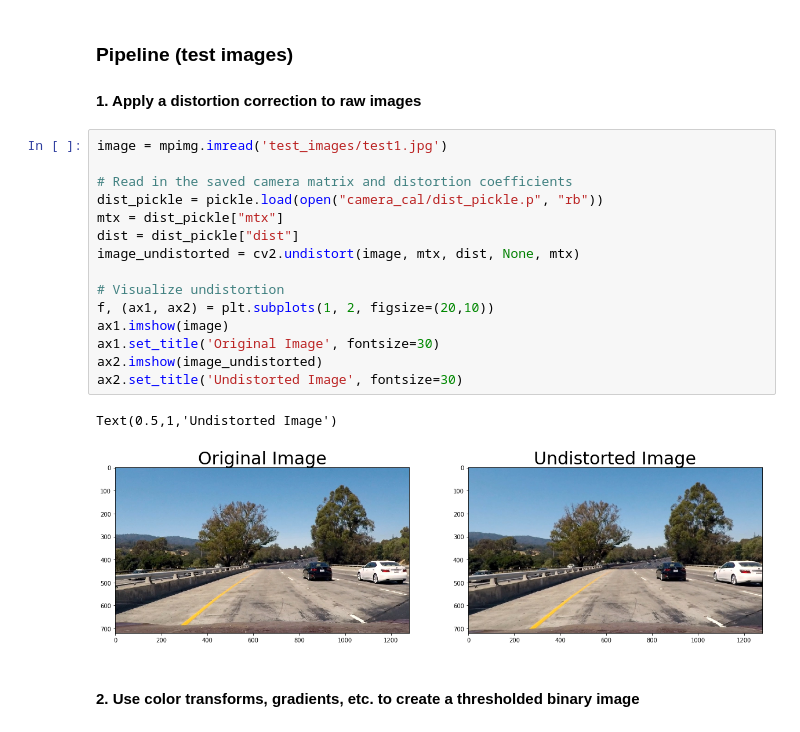
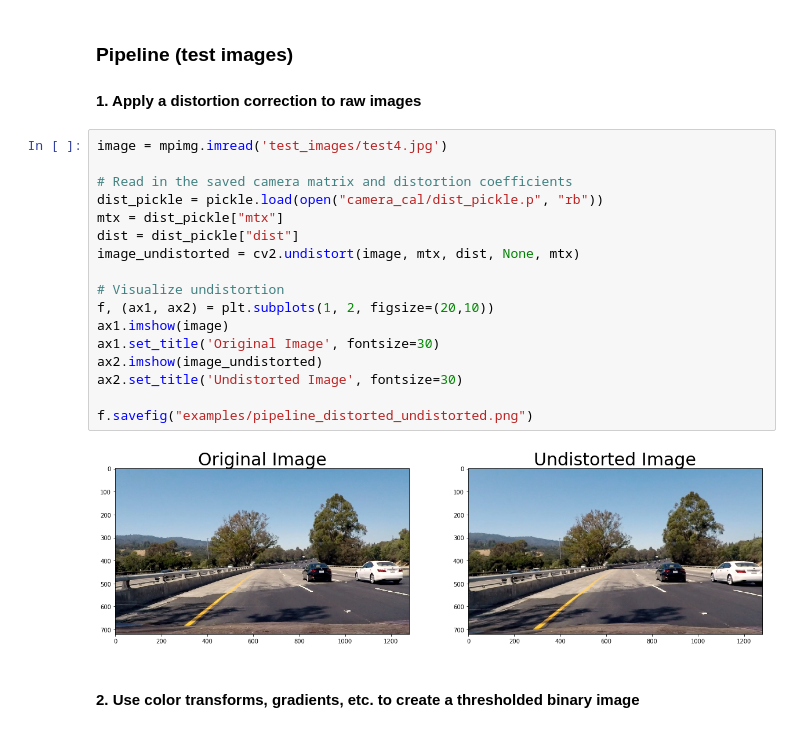
Before and after one commit to ninemillionbicycles/CarND-AdvancedLaneLines-P2, a Jupyter notebook: P2.ipynb, the cells around one changed output. Saved outputs shown, nothing was run; the diff lists cells and outputs as text.

```diff
--- a/P2.ipynb
+++ b/P2.ipynb
@@ -181,23 +154,24 @@ plt.subplots_adjust(left=0., right=1, top=0.9, bottom=0.)
 
 #### 1. Apply a distortion correction to raw images
 # %%
-image = mpimg.imread('test_images/test1.jpg')
+image = mpimg.imread('test_images/test4.jpg')
 
 # Read in the saved camera matrix and distortion coefficients
 dist_pickle = pickle.load(open("camera_cal/dist_pickle.p", "rb"))
 mtx = dist_pickle["mtx"]
 dist = dist_pickle["dist"]
 image_undistorted = cv2.undistort(image, mtx, dist, None, mtx)
 
 # Visualize undistortion
 f, (ax1, ax2) = plt.subplots(1, 2, figsize=(20,10))
 ax1.imshow(image)
 ax1.set_title('Original Image', fontsize=30)
 ax2.imshow(image_undistorted)
 ax2.set_title('Undistorted Image', fontsize=30)
+
+f.savefig("examples/pipeline_distorted_undistorted.png")
 # %% [output]
-Text(0.5,1,'Undistorted Image')
-[figure, old version]
+[figure, new version]
 # %% [markdown]
 #### 2. Use color transforms, gradients, etc. to create a thresholded binary image
 # %%
```
Also changed, not shown: parts of 36 cells of this notebook, 28 other files.
